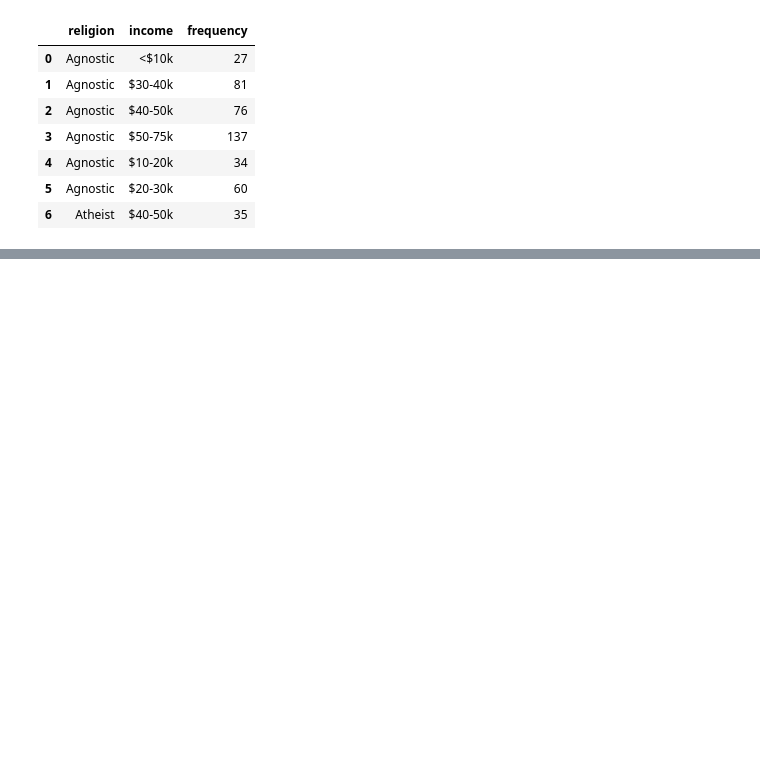
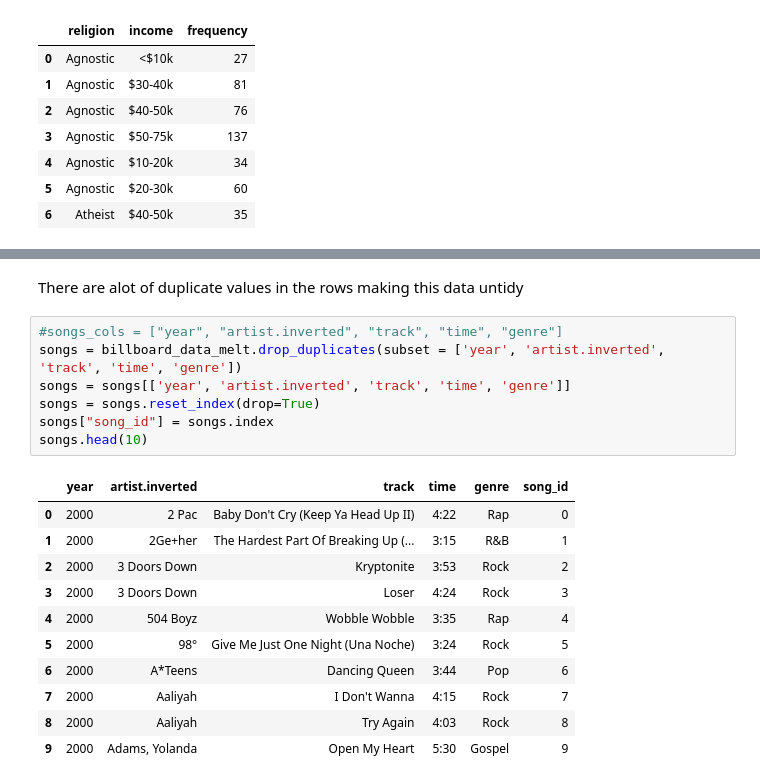
Before and after one commit to joeelorm/Data_Science, a Jupyter notebook: Data Cleaninig/Tidy Data.ipynb, the cells around one changed output, grey strips where cells are left out. Cells and saved outputs as stored; diff of their text form; blank space fills up the shorter version.

```diff
--- a/Data Cleaninig/Tidy Data.ipynb
+++ b/Data Cleaninig/Tidy Data.ipynb
@@ -41,0 +121,21 @@ melted_data.head(7)
+# %% [markdown]
+There are alot of duplicate values in the rows making this data untidy
+# %%
+#songs_cols = ["year", "artist.inverted", "track", "time", "genre"]
+songs = billboard_data_melt.drop_duplicates(subset = ['year', 'artist.inverted', 'track', 'time', 'genre'])
+songs = songs[['year', 'artist.inverted', 'track', 'time', 'genre']]
+songs = songs.reset_index(drop=True)
+songs["song_id"] = songs.index
+songs.head(10)
+# %% [output]
+|  | year | artist.inverted | track | time | genre | song_id |
+| 0 | 2000 | 2 Pac | Baby Don't Cry (Keep Ya Head Up II) | 4:22 | Rap | 0 |
+| 1 | 2000 | 2Ge+her | The Hardest Part Of Breaking Up (... | 3:15 | R&B | 1 |
+| 2 | 2000 | 3 Doors Down | Kryptonite | 3:53 | Rock | 2 |
+| 3 | 2000 | 3 Doors Down | Loser | 4:24 | Rock | 3 |
+| 4 | 2000 | 504 Boyz | Wobble Wobble | 3:35 | Rap | 4 |
+| 5 | 2000 | 98° | Give Me Just One Night (Una Noche) | 3:24 | Rock | 5 |
+| 6 | 2000 | A*Teens | Dancing Queen | 3:44 | Pop | 6 |
+| 7 | 2000 | Aaliyah | I Don't Wanna | 4:15 | Rock | 7 |
+| 8 | 2000 | Aaliyah | Try Again | 4:03 | Rock | 8 |
+| 9 | 2000 | Adams, Yolanda | Open My Heart | 5:30 | Gospel | 9 |
```
Also changed, not shown: parts of 7 cells of this notebook.
